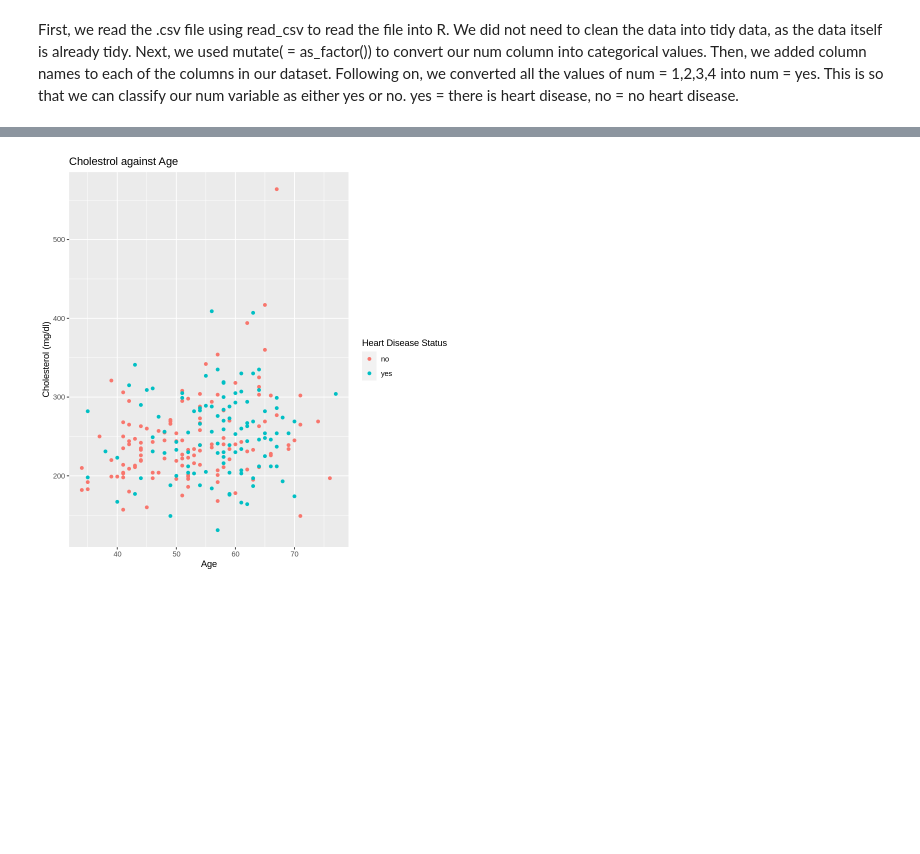
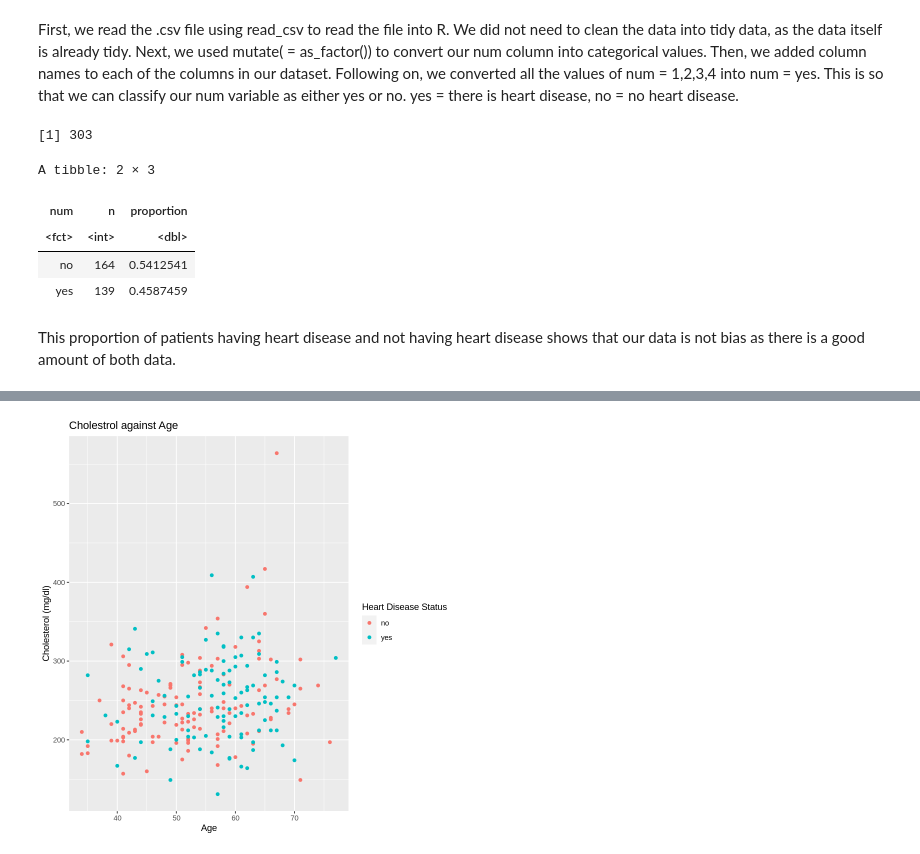
Before and after one commit to TracyGan/DSCI100, a Jupyter notebook: GroupProposal.ipynb, the cells around one changed output, grey strips where cells are left out. Saved outputs shown, nothing was run; the diff lists cells and outputs as text; code cells hidden in the pictures; blank space fills up the shorter version.

```diff
--- a/GroupProposal.ipynb
+++ b/GroupProposal.ipynb
@@ -88,6 +90,24 @@ A tibble: 303 × 14
 # %% [markdown]
 First, we read the .csv file using read_csv to read the file into R. We did not need to clean the data into tidy data, as the data itself is already tidy. Next, we used mutate( = as_factor()) to convert our num column into categorical values. Then, we added column names to each of the columns in our dataset. Following on, we converted all the values of num = 1,2,3,4 into num = yes. This is so that we can classify our num variable as either yes or no.
 yes = there is heart disease, no = no heart disease.
+# %%
+nrow(heart_data)
+
+heart_proportion <- heart_data |>
+                    group_by(num) |>
+                    summarise(n=n()) |>
+                    mutate(proportion= n/303)
+
+heart_proportion
+# %% [output]
+[1] 303
+A tibble: 2 × 3
+| num | n | proportion |
+| <fct> | <int> | <dbl> |
+| no | 164 | 0.5412541 |
+| yes | 139 | 0.4587459 |
+# %% [markdown]
+This proportion of patients having heart disease and not having heart disease shows that our data is not bias as there is a good amount of both data.
 # %%
 heart_split <- initial_split(heart_data, prop = 0.75, strata = num)
 heart_train <- training(heart_split)
```
Also changed, not shown: parts of 10 cells of this notebook.
